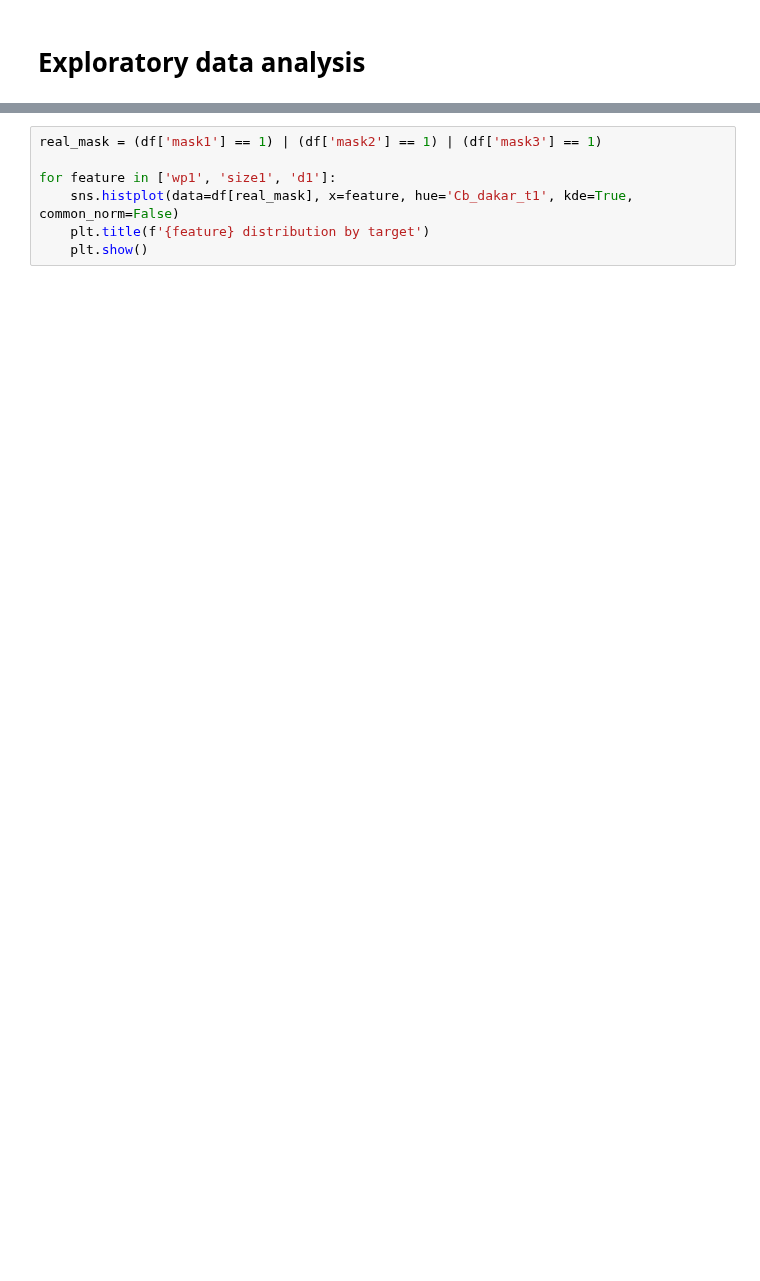
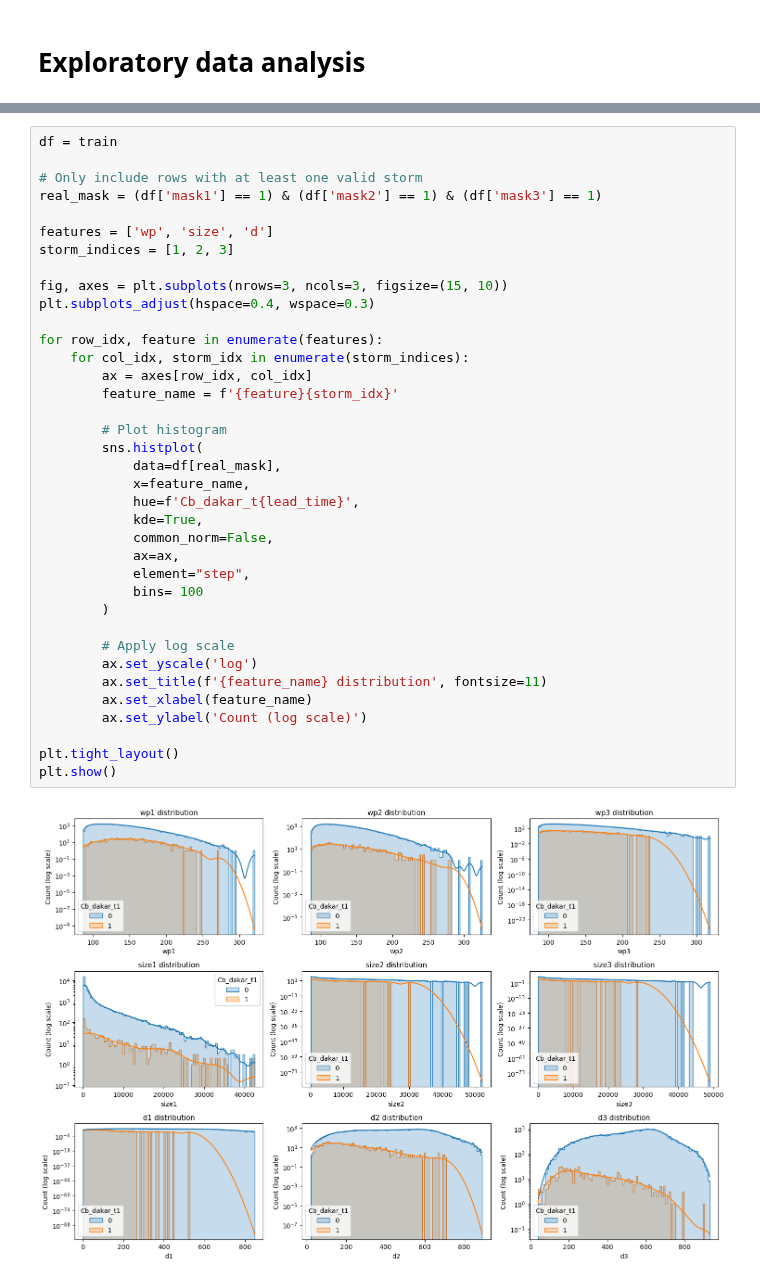
Before and after one commit to mendrika-mdg/EPS-Impact-Case-AI-Nowcasting, a Jupyter notebook: model/dakar/lead-time-t1/model-dakar-t1.ipynb, the cells around one changed output, grey strips where cells are left out. Drawn from its saved outputs; the diff is of its cells as text; blank space fills up the shorter version.

```diff
--- a/model/dakar/lead-time-t1/model-dakar-t1.ipynb
+++ b/model/dakar/lead-time-t1/model-dakar-t1.ipynb
@@ -56,7 +100,39 @@ y_train.value_counts(normalize=True).plot(kind='bar')
 # %%
-real_mask = (df['mask1'] == 1) | (df['mask2'] == 1) | (df['mask3'] == 1)
+df = train
 
-for feature in ['wp1', 'size1', 'd1']:
-    sns.histplot(data=df[real_mask], x=feature, hue='Cb_dakar_t1', kde=True, common_norm=False)
-    plt.title(f'{feature} distribution by target')
-    plt.show()
+# Only include rows with at least one valid storm
+real_mask = (df['mask1'] == 1) & (df['mask2'] == 1) & (df['mask3'] == 1)
+
+features = ['wp', 'size', 'd']
+storm_indices = [1, 2, 3]
+
+fig, axes = plt.subplots(nrows=3, ncols=3, figsize=(15, 10))
+plt.subplots_adjust(hspace=0.4, wspace=0.3)
+
+for row_idx, feature in enumerate(features):
+    for col_idx, storm_idx in enumerate(storm_indices):
+        ax = axes[row_idx, col_idx]
+        feature_name = f'{feature}{storm_idx}'
+
+        # Plot histogram
+        sns.histplot(
+            data=df[real_mask],
+            x=feature_name,
+            hue=f'Cb_dakar_t{lead_time}',
+            kde=True,
+            common_norm=False,
+            ax=ax,
+            element="step",
+            bins= 100
+        )
+
+        # Apply log scale
+        ax.set_yscale('log')
+        ax.set_title(f'{feature_name} distribution', fontsize=11)
+        ax.set_xlabel(feature_name)
+        ax.set_ylabel('Count (log scale)')
+
+plt.tight_layout()
+plt.show()
+# %% [output]
+[figure, added]
```
Also changed, not shown: parts of 35 cells of this notebook, 11 other files.
